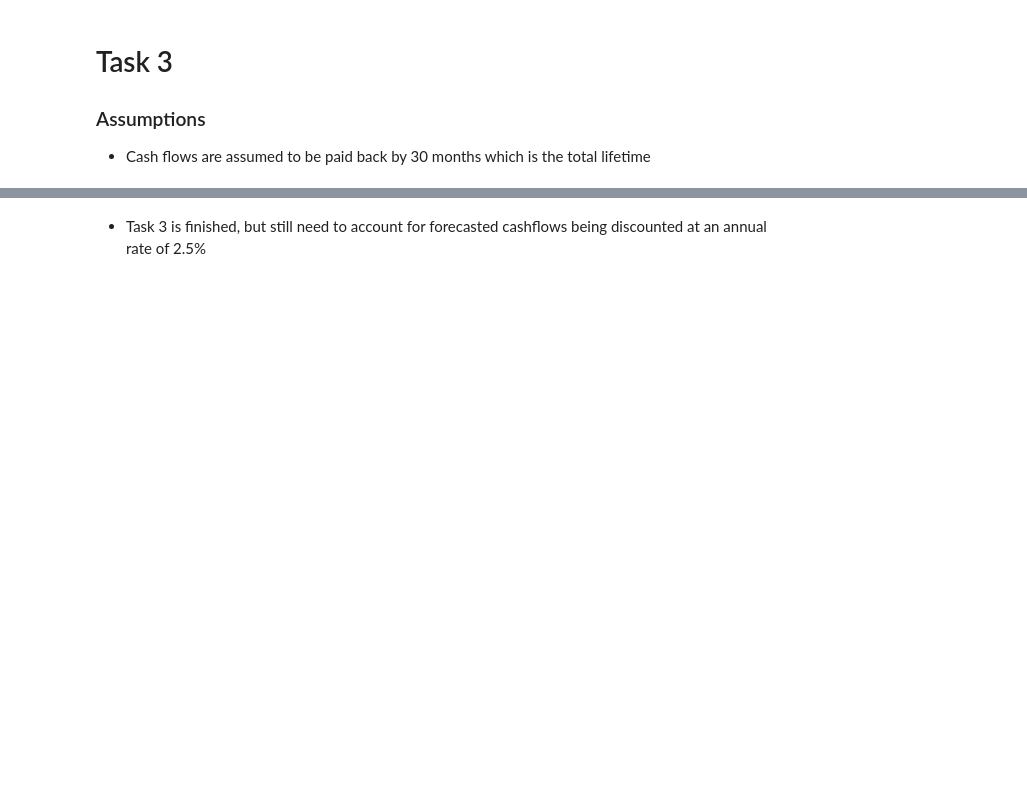
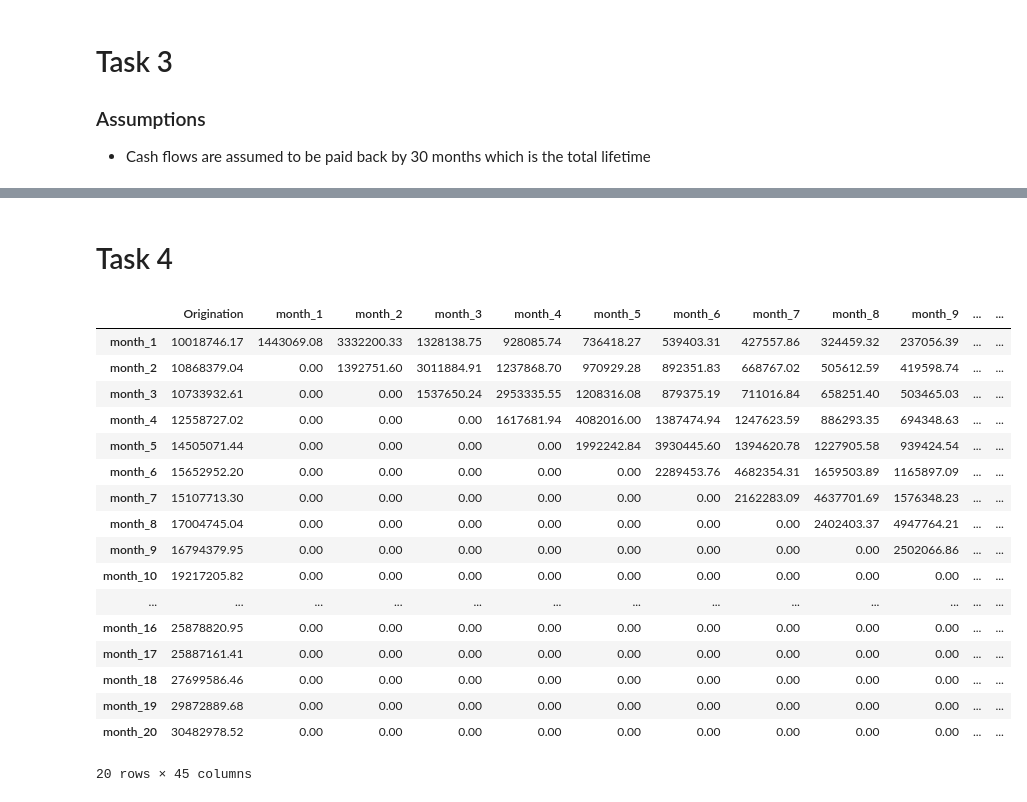
Before and after one commit to muhammadsantosa/forage_pwc_digital_intelligence, a Jupyter notebook: Task_3.ipynb, the cells around one changed output, grey strips where cells are left out. Cells and saved outputs as stored; diff of their text form; code cells hidden in the pictures; blank space fills up the shorter version.

Commit message:
Completed and corrected task 3, 4, 5

```diff
--- a/Task_3.ipynb
+++ b/Task_3.ipynb
@@ -148,7 +160,7 @@ loans = loans.set_axis(col_names, axis=1)
 - Cash flows are assumed to be paid back by 30 months which is the total lifetime
 # %%
 # Task 3
-months = {f"month_{i}": float(0.000000) for i in range(21, 36)}
+months = {f"month_{i}": float(0.000000) for i in range(21, 45)}
 loans = loans.assign(**months)
 # %%
 loans
@@ -283,2 +266,31 @@ loans
-# %% [markdown]
-- Task 3 is finished, but still need to account for forecasted cashflows being discounted at an annual rate of 2.5%
+# %% [markdown]
+# Task 4
+# %%
+cashflow = loans.copy()
+# %%
+column_names = np.array(cashflow.columns)[1:]
+origination = loans["Origination"]
+# %%
+for col in column_names:
+    cashflow[col] = loans[col] * origination
+# %%
+cashflow
+# %% [output]
+|  | Origination | month_1 | month_2 | month_3 | month_4 | month_5 | month_6 | month_7 | month_8 | month_9 | ... | ... |
+| month_1 | 10018746.17 | 1443069.08 | 3332200.33 | 1328138.75 | 928085.74 | 736418.27 | 539403.31 | 427557.86 | 324459.32 | 237056.39 | ... | ... |
+| month_2 | 10868379.04 | 0.00 | 1392751.60 | 3011884.91 | 1237868.70 | 970929.28 | 892351.83 | 668767.02 | 505612.59 | 419598.74 | ... | ... |
+| month_3 | 10733932.61 | 0.00 | 0.00 | 1537650.24 | 2953335.55 | 1208316.08 | 879375.19 | 711016.84 | 658251.40 | 503465.03 | ... | ... |
+| month_4 | 12558727.02 | 0.00 | 0.00 | 0.00 | 1617681.94 | 4082016.00 | 1387474.94 | 1247623.59 | 886293.35 | 694348.63 | ... | ... |
+| month_5 | 14505071.44 | 0.00 | 0.00 | 0.00 | 0.00 | 1992242.84 | 3930445.60 | 1394620.78 | 1227905.58 | 939424.54 | ... | ... |
+| month_6 | 15652952.20 | 0.00 | 0.00 | 0.00 | 0.00 | 0.00 | 2289453.76 | 4682354.31 | 1659503.89 | 1165897.09 | ... | ... |
+| month_7 | 15107713.30 | 0.00 | 0.00 | 0.00 | 0.00 | 0.00 | 0.00 | 2162283.09 | 4637701.69 | 1576348.23 | ... | ... |
+| month_8 | 17004745.04 | 0.00 | 0.00 | 0.00 | 0.00 | 0.00 | 0.00 | 0.00 | 2402403.37 | 4947764.21 | ... | ... |
+| month_9 | 16794379.95 | 0.00 | 0.00 | 0.00 | 0.00 | 0.00 | 0.00 | 0.00 | 0.00 | 2502066.86 | ... | ... |
+| month_10 | 19217205.82 | 0.00 | 0.00 | 0.00 | 0.00 | 0.00 | 0.00 | 0.00 | 0.00 | 0.00 | ... | ... |
+| ... | ... | ... | ... | ... | ... | ... | ... | ... | ... | ... | ... | ... |
+| month_16 | 25878820.95 | 0.00 | 0.00 | 0.00 | 0.00 | 0.00 | 0.00 | 0.00 | 0.00 | 0.00 | ... | ... |
+| month_17 | 25887161.41 | 0.00 | 0.00 | 0.00 | 0.00 | 0.00 | 0.00 | 0.00 | 0.00 | 0.00 | ... | ... |
+| month_18 | 27699586.46 | 0.00 | 0.00 | 0.00 | 0.00 | 0.00 | 0.00 | 0.00 | 0.00 | 0.00 | ... | ... |
+| month_19 | 29872889.68 | 0.00 | 0.00 | 0.00 | 0.00 | 0.00 | 0.00 | 0.00 | 0.00 | 0.00 | ... | ... |
+| month_20 | 30482978.52 | 0.00 | 0.00 | 0.00 | 0.00 | 0.00 | 0.00 | 0.00 | 0.00 | 0.00 | ... | ... |
+20 rows × 45 columns
```
Also changed, not shown: parts of 18 cells of this notebook.
